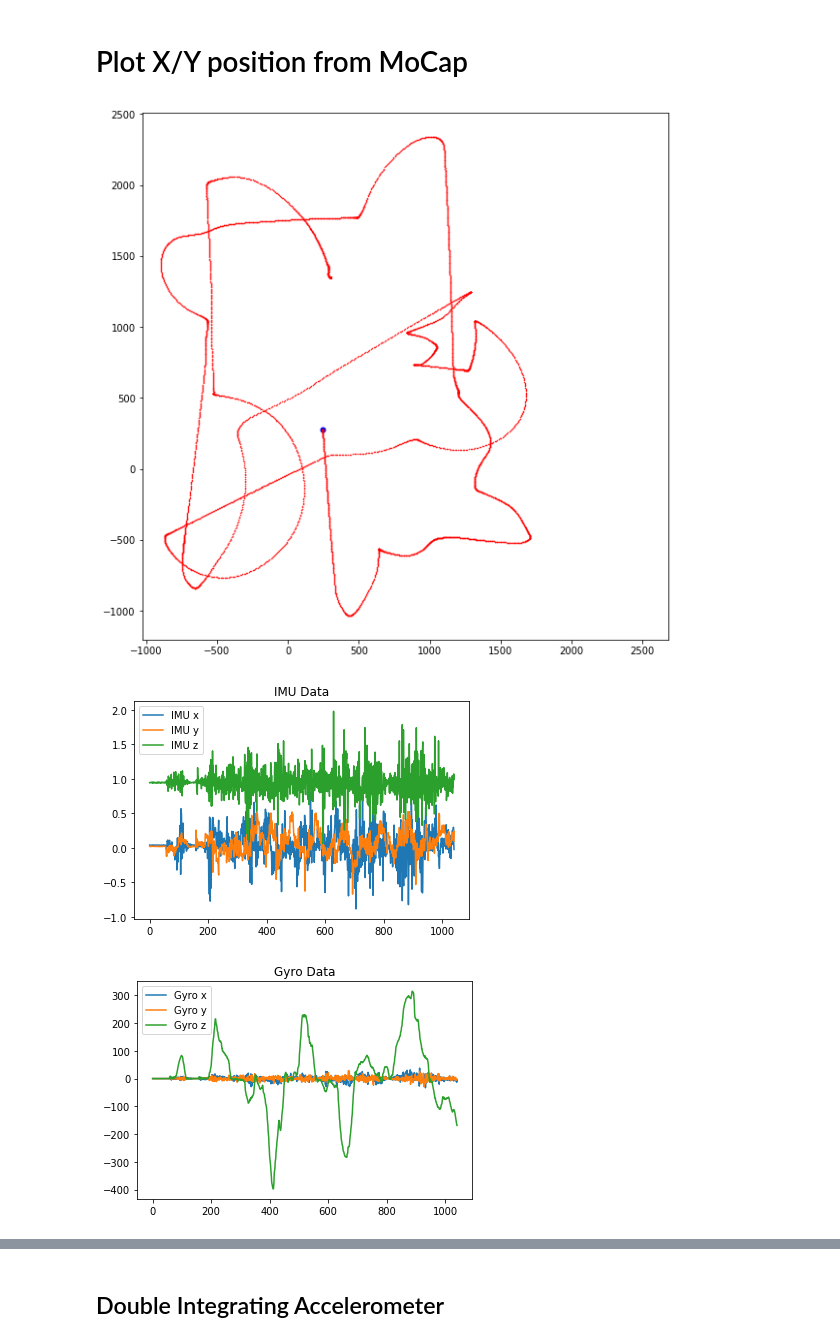
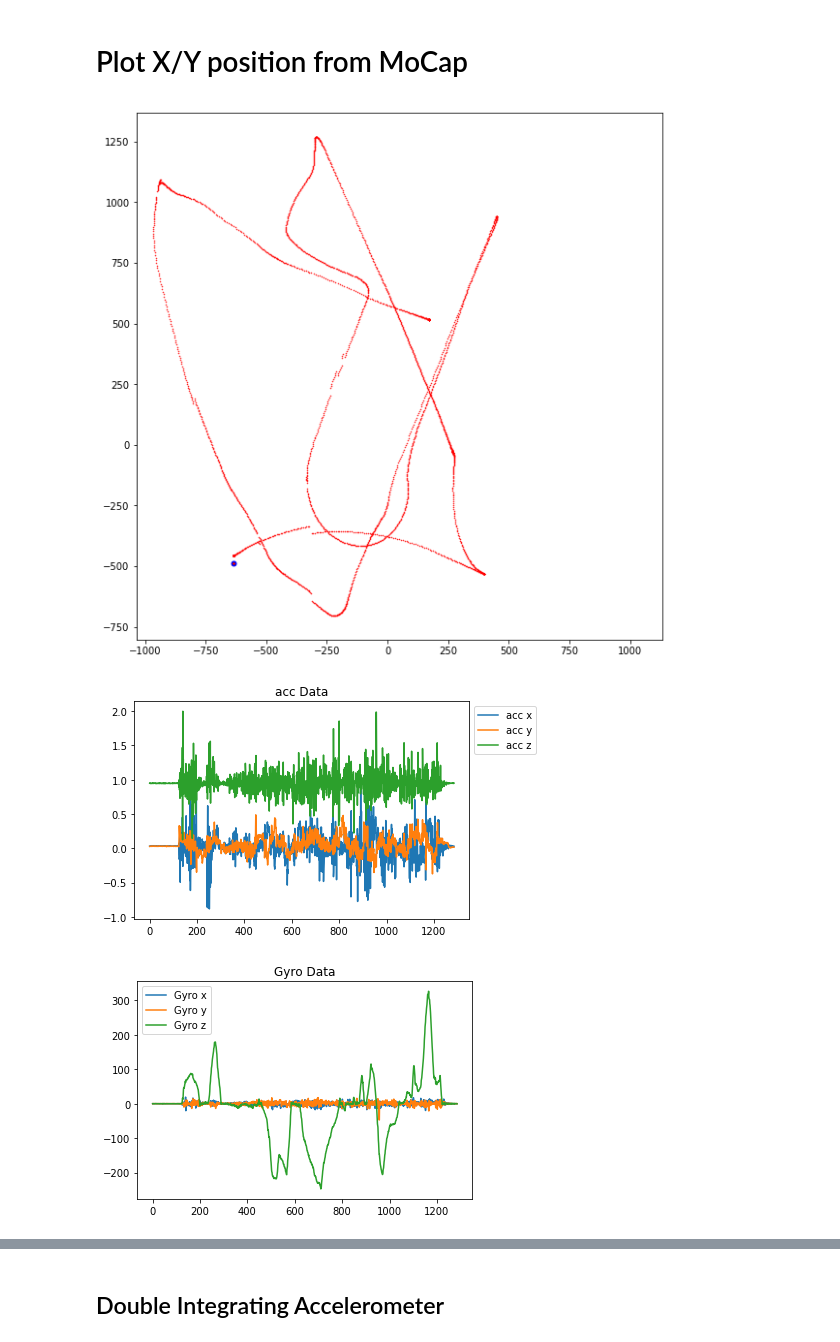
Before and after one commit to PHIL-MQP/phil, a Jupyter notebook: python/notebooks/MoCap Data Viz.ipynb, the cells around one changed output, grey strips where cells are left out. Drawn from its saved outputs; the diff is of its cells as text; code cells hidden in the pictures.

Commit message:
visualzing new mocap data
 - encoder data is just as horrible as I expected

```diff
--- a/python/notebooks/MoCap Data Viz.ipynb
+++ b/python/notebooks/MoCap Data Viz.ipynb
@@ -14,9 +14,12 @@ sensor_reader = csv.reader(open(sensor_file, 'r'))
 extra_points = json.load(open(extra_points_file, 'r'))
 mocap_reader = csv.reader(open(mocap_file, 'r'))
 
+MISSING_DATA = -123456789
+
 # read offset to center of robot
-marker = extra_points['marker']
-robot_center_offset = marker - centroid
+template_centroid = np.array(extra_points['template_centroid'])
+robot_center = np.array(extra_points['template_centroid'])
+robot_center_offset = robot_center - template_centroid
 
 # skip headers
 next(sensor_reader)
@@ -29,13 +32,16 @@ next(mocap_reader)
 sensor_data = []
 for sensor_row in sensor_reader:
     data = [float(d) for d in sensor_row]
-    if len(data) > 0 and data[-1] > 1800: # hack to skip first round of data
-        sensor_data.append(data)
+    sensor_data.append(data)
 sensor_data = np.array(sensor_data)
 
 mocap_data = []
 for mocap_row in mocap_reader:
-    data = [float(d) for d in mocap_row]
-    if len(data) > 0:
-        mocap_data.append(data)
+    data = []
+    for d in mocap_row:
+        try:
+            data.append(float(d))
+        except ValueError:
+            data.append(MISSING_DATA)
+    mocap_data.append(data)
 mocap_data = np.array(mocap_data)
@@ -101,16 +104,16 @@ plt.scatter(mocap_states[:,0], mocap_states[:,1], marker='.', s=1, color='r')
 plt.axis("square")
 plt.show()
 # %% [output]
-[figure, old version]
+[figure, new version]
 # %%
-plt.plot(sensor_data[:,0], label="IMU x")
-plt.plot(sensor_data[:,1], label="IMU y")
-plt.plot(sensor_data[:,2], label="IMU z")
-plt.title("IMU Data")
-plt.legend()
+plt.plot(sensor_data[:,0], label="acc x")
+plt.plot(sensor_data[:,1], label="acc y")
+plt.plot(sensor_data[:,2], label="acc z")
+plt.title("acc Data")
+plt.legend(bbox_to_anchor=(1,1))
 plt.show()
 # %% [output]
-[figure, old version]
+[figure, new version]
 # %%
 plt.plot(sensor_data[:,3], label="Gyro x")
 plt.plot(sensor_data[:,4], label="Gyro y")
@@ -119,7 +122,7 @@ plt.title("Gyro Data")
 plt.legend()
 plt.show()
 # %% [output]
-[figure, old version]
+[figure, new version]
 # %%
 means = np.mean(sensor_data,axis=0)
 print("Average Accel X value:", means[0])
```
Also changed, not shown: parts of 9 cells of this notebook, 2 other files.
